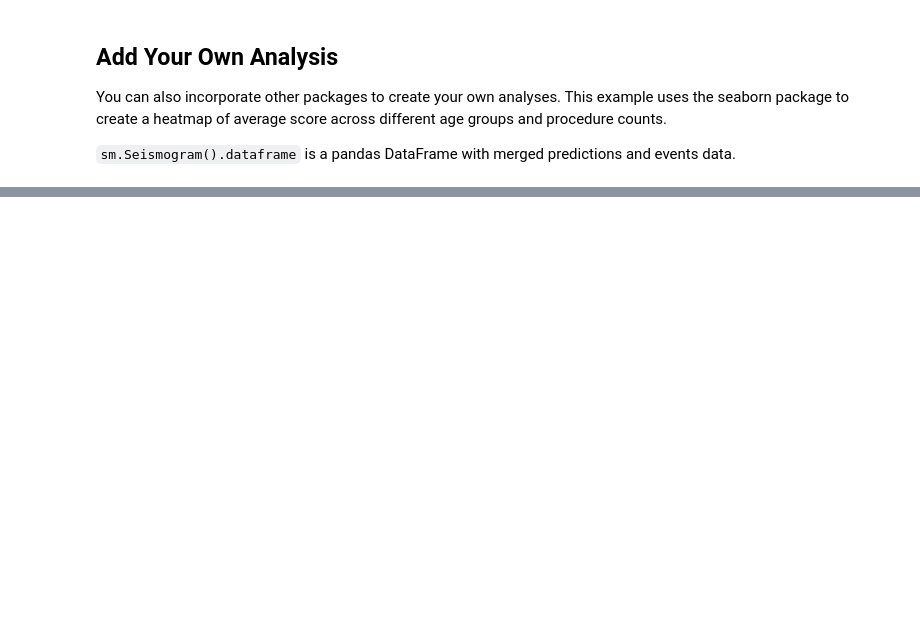
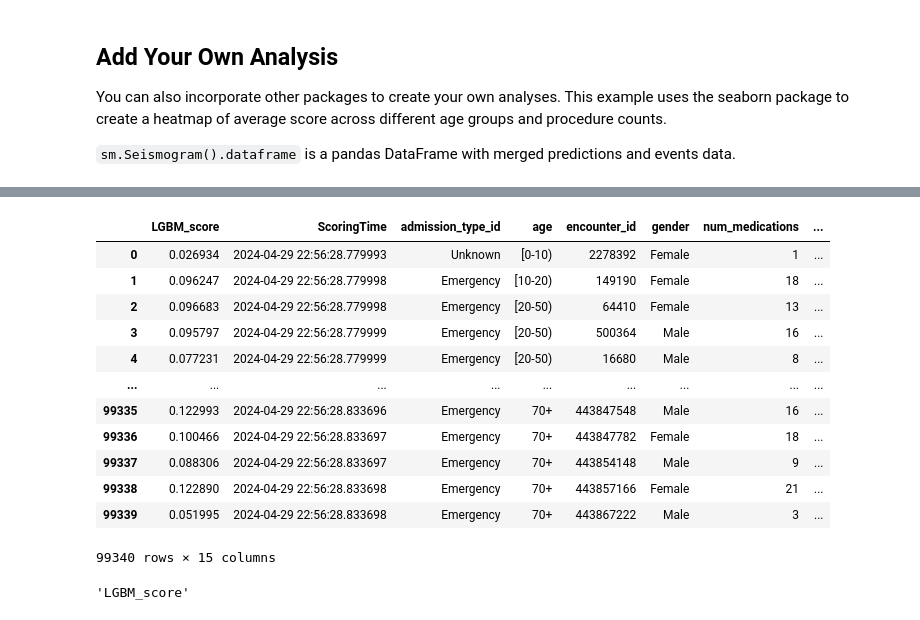
Before and after one commit to epic-open-source/seismometer, a Jupyter notebook: example-notebooks/binary-classifier/classifier_bin.ipynb, the cells around one changed output, grey strips where cells are left out. Drawn from its saved outputs; the diff is of its cells as text; code cells hidden in the pictures; blank space fills up the shorter version.

```diff
--- a/example-notebooks/binary-classifier/classifier_bin.ipynb
+++ b/example-notebooks/binary-classifier/classifier_bin.ipynb
@@ -218,0 +275,20 @@ ExplorationModelSubgroupEvaluationWidget("Heatmap", plot_heat_map)
+# %%
+sm.Seismogram().dataframe
+# %% [output]
+|  | LGBM_score | ScoringTime | admission_type_id | age | encounter_id | gender | num_medications | ... |
+| 0 | 0.026934 | 2024-04-29 22:56:28.779993 | Unknown | [0-10) | 2278392 | Female | 1 | ... |
+| 1 | 0.096247 | 2024-04-29 22:56:28.779998 | Emergency | [10-20) | 149190 | Female | 18 | ... |
+| 2 | 0.096683 | 2024-04-29 22:56:28.779998 | Emergency | [20-50) | 64410 | Female | 13 | ... |
+| 3 | 0.095797 | 2024-04-29 22:56:28.779999 | Emergency | [20-50) | 500364 | Male | 16 | ... |
+| 4 | 0.077231 | 2024-04-29 22:56:28.779999 | Emergency | [20-50) | 16680 | Male | 8 | ... |
+| ... | ... | ... | ... | ... | ... | ... | ... | ... |
+| 99335 | 0.122993 | 2024-04-29 22:56:28.833696 | Emergency | 70+ | 443847548 | Male | 16 | ... |
+| 99336 | 0.100466 | 2024-04-29 22:56:28.833697 | Emergency | 70+ | 443847782 | Female | 18 | ... |
+| 99337 | 0.088306 | 2024-04-29 22:56:28.833697 | Emergency | 70+ | 443854148 | Male | 9 | ... |
+| 99338 | 0.122890 | 2024-04-29 22:56:28.833698 | Emergency | 70+ | 443857166 | Female | 21 | ... |
+| 99339 | 0.051995 | 2024-04-29 22:56:28.833698 | Emergency | 70+ | 443867222 | Male | 3 | ... |
+99340 rows × 15 columns
+# %%
+sm.Seismogram().output
+# %% [output]
+'LGBM_score'
```
Also changed, not shown: parts of 19 cells of this notebook, 1 other file.
